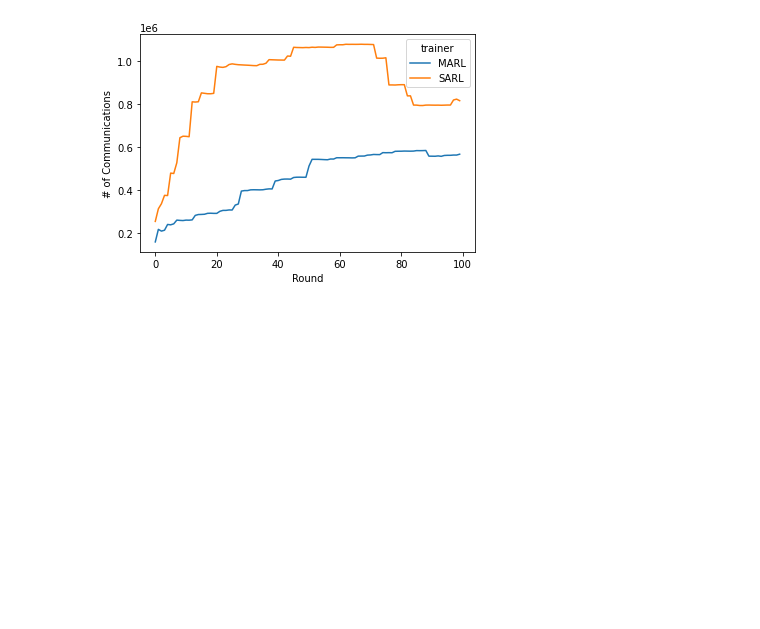
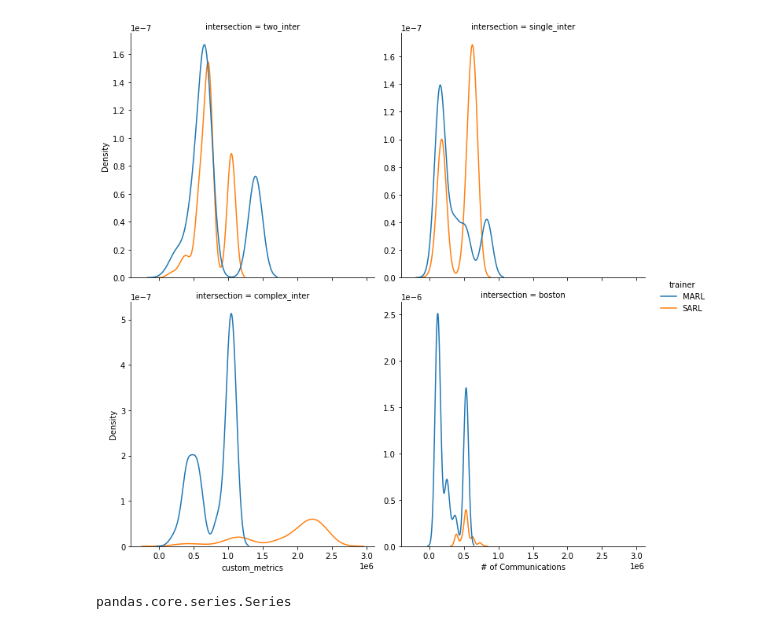
Before and after one commit to nathaniel-hudson/SUMO-FedRL, a Jupyter notebook: New Plotter.ipynb, the cells around one changed output. Saved outputs shown, nothing was run; the diff lists cells and outputs as text; code cells hidden in the pictures; blank space fills up the shorter version.

Commit message:
finished comm model

```diff
--- a/New Plotter.ipynb
+++ b/New Plotter.ipynb
@@ -6,3 +8,11 @@ import seaborn as sns
 from os.path import join
+# %%
+def load_and_trim_df(path: str) -> pd.DataFrame:
+    split_path = path.split(os.sep)
+    trainer_type, intersection = split_path[2:4]
+    df = pd.read_csv(path)
+    df["trainer_type"] = [trainer_type] * len(df)
+    df["intersection"] = [intersection] * len(df)
+    return df
 # %%
 sarl_dfs = [
@@ -88,9 +110,25 @@ def sum_comm_cost(data):
 
 comm_df["custom_metrics"] = comm_df.apply(lambda row: sum_comm_cost(row["custom_metrics"]), axis=1)
 # %%
-sns.lineplot(data=comm_df, x="round", y="custom_metrics", hue="trainer", ci=None)
-plt.ylabel("# of Communications")
-plt.xlabel("Round")
+sns.displot(
+    data=comm_df,
+    kind="kde",
+    # x="round",
+    x="custom_metrics",
+    # style="trainer",
+    hue="trainer",
+    col="intersection",
+    col_wrap=2,
+    facet_kws={"sharey": False},
+    # ci=None
+)
+plt.xlabel("# of Communications")
+# plt.xlabel("Round")
 plt.show()
 # %% [output]
-[figure, old version]
+[figure, new version]
+# %%
+comm_costs = df["custom_metrics"]
+type(comm_costs)
+# %% [output]
+pandas.core.series.Series
```
Also changed, not shown: parts of 8 cells of this notebook, 3 other files.
